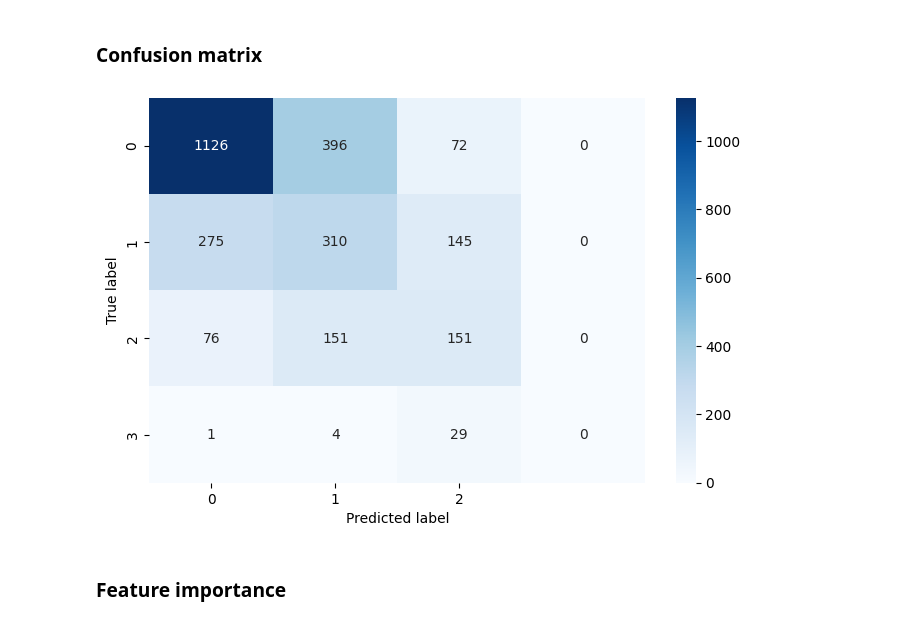
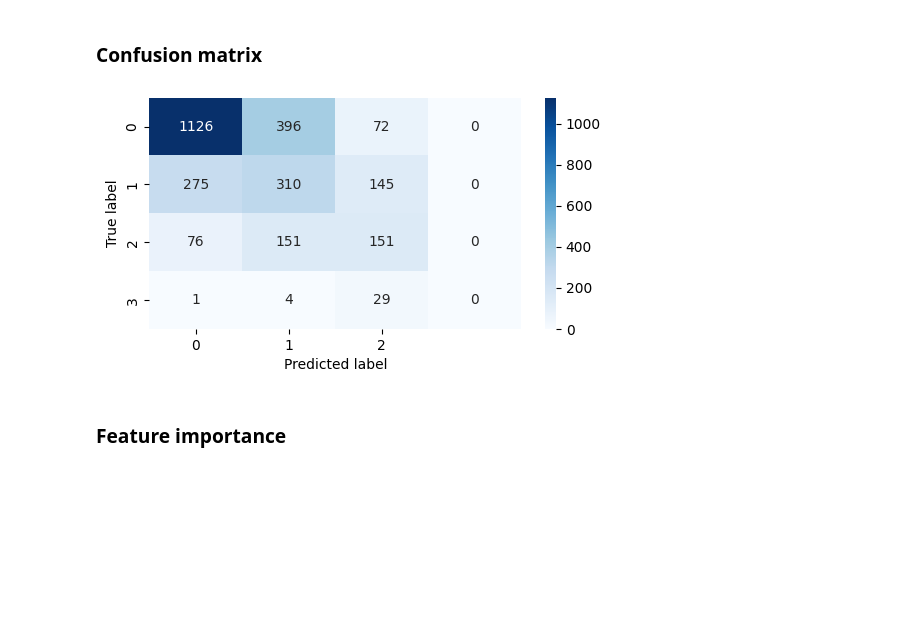
Before and after one commit to maekou-AI/cmi_piu, a Jupyter notebook: notebook/model_evaluation.ipynb, the cells around one changed output. Saved outputs shown, nothing was run; the diff lists cells and outputs as text; code cells hidden in the pictures; blank space fills up the shorter version.

```diff
--- a/notebook/model_evaluation.ipynb
+++ b/notebook/model_evaluation.ipynb
@@ -132,17 +126,17 @@ booster = lgb.Booster(model_file="/kaggle/temp/exp006_hyperparameter_tuning/boos
 ### Confusion matrix
 # %%
 cm = confusion_matrix(oof_preds_006["sii"], oof_preds_006["preds"])
-plt.figure(figsize=(8, 5))
+plt.figure(figsize=(6, 3))
 sns.heatmap(
     cm, annot=True, fmt="d", cmap="Blues",
     xticklabels=oof_preds_006["preds"].unique(),
     yticklabels=oof_preds_006["sii"].unique()
 )
 plt.xlabel("Predicted label")
 plt.ylabel("True label")
 plt.show()
 # %% [output]
-[figure, old version]
+[figure, new version]
 # %% [markdown]
 ### Feature importance
 # %%
```
Also changed, not shown: parts of 14 cells of this notebook, 2 other files.
